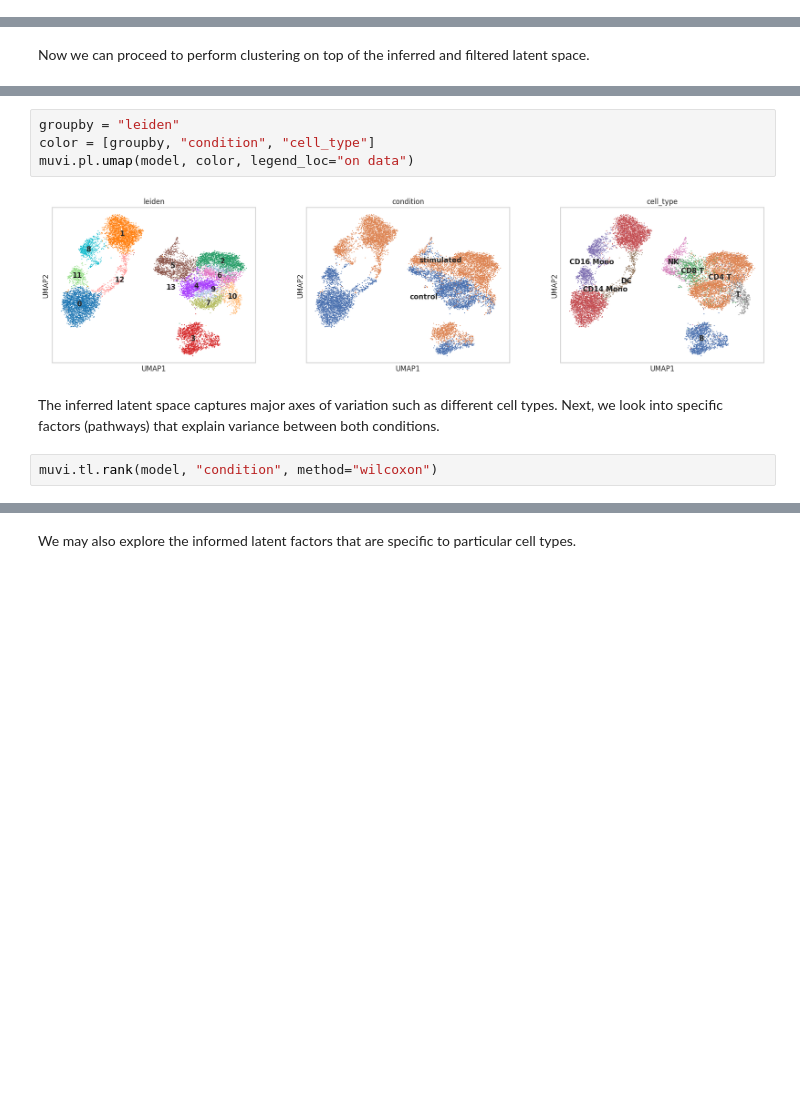
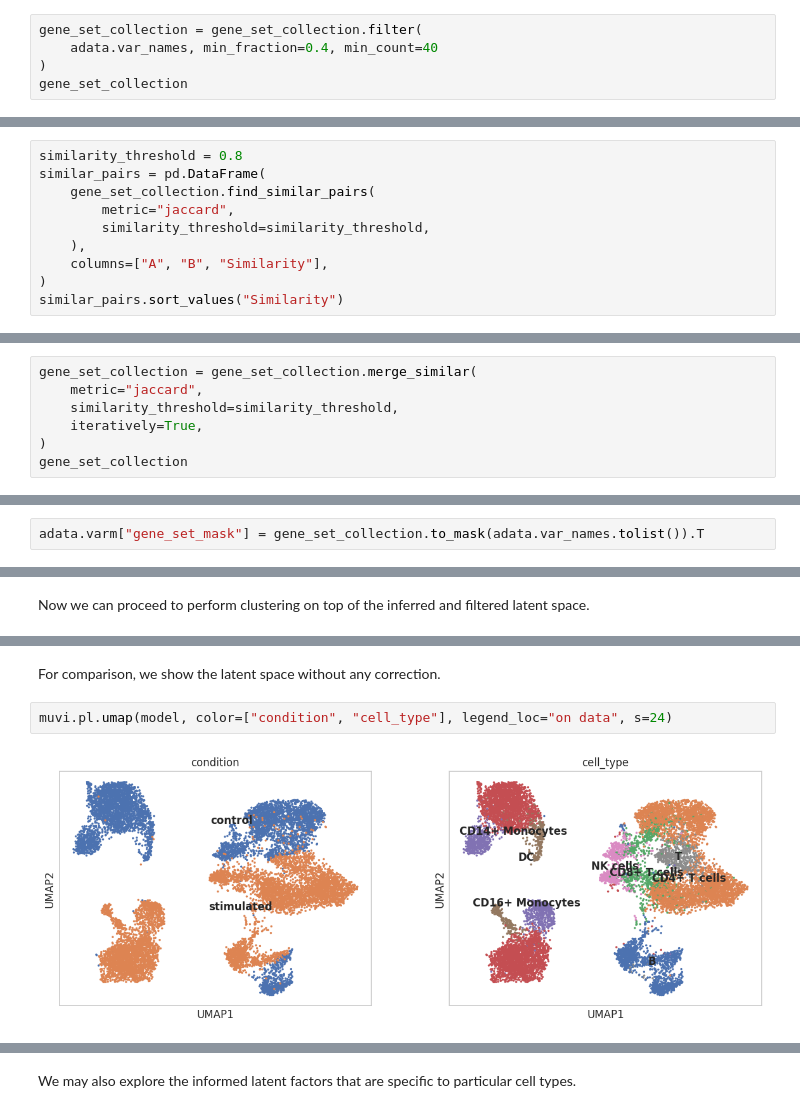
Before and after one commit to MLO-lab/MuVI, a Jupyter notebook: examples/2_single-cell_rna-seq.ipynb, the cells around one changed output, grey strips where cells are left out. Saved outputs shown, nothing was run; the diff lists cells and outputs as text; blank space fills up the shorter version.

```diff
--- a/examples/2_single-cell_rna-seq.ipynb
+++ b/examples/2_single-cell_rna-seq.ipynb
@@ -38,0 +73,5 @@ AnnData object with n_obs × n_vars = 13576 × 979
+# %%
+gene_set_collection = gene_set_collection.filter(
+    adata.var_names, min_fraction=0.4, min_count=40
+)
+gene_set_collection
@@ -38,0 +85,10 @@ AnnData object with n_obs × n_vars = 13576 × 979
+# %%
+similarity_threshold = 0.8
+similar_pairs = pd.DataFrame(
+    gene_set_collection.find_similar_pairs(
+        metric="jaccard",
+        similarity_threshold=similarity_threshold,
+    ),
+    columns=["A", "B", "Similarity"],
+)
+similar_pairs.sort_values("Similarity")
@@ -38,0 +113,7 @@ AnnData object with n_obs × n_vars = 13576 × 979
+# %%
+gene_set_collection = gene_set_collection.merge_similar(
+    metric="jaccard",
+    similarity_threshold=similarity_threshold,
+    iteratively=True,
+)
+gene_set_collection
@@ -39,3 +150,5 @@ AnnData object with n_obs × n_vars = 13576 × 979
+# %%
+adata.varm["gene_set_mask"] = gene_set_collection.to_mask(adata.var_names.tolist()).T
 # %% [markdown]
 ## Informed Latent Decomposition
 # %% [markdown]
@@ -158,10 +310,6 @@ muvi.tl.umap(model)
+# %% [markdown]
+For comparison, we show the latent space without any correction.
 # %%
-groupby = "leiden"
-color = [groupby, "condition", "cell_type"]
-muvi.pl.umap(model, color, legend_loc="on data")
+muvi.pl.umap(model, color=["condition", "cell_type"], legend_loc="on data", s=24)
 # %% [output]
-[figure, old version]
+[figure, new version]
-# %% [markdown]
-The inferred latent space captures major axes of variation such as different cell types. Next, we look into specific factors (pathways) that explain variance between both conditions.
-# %%
-muvi.tl.rank(model, "condition", method="wilcoxon")
```
Also changed, not shown: parts of 40 cells of this notebook, 10 other files.
